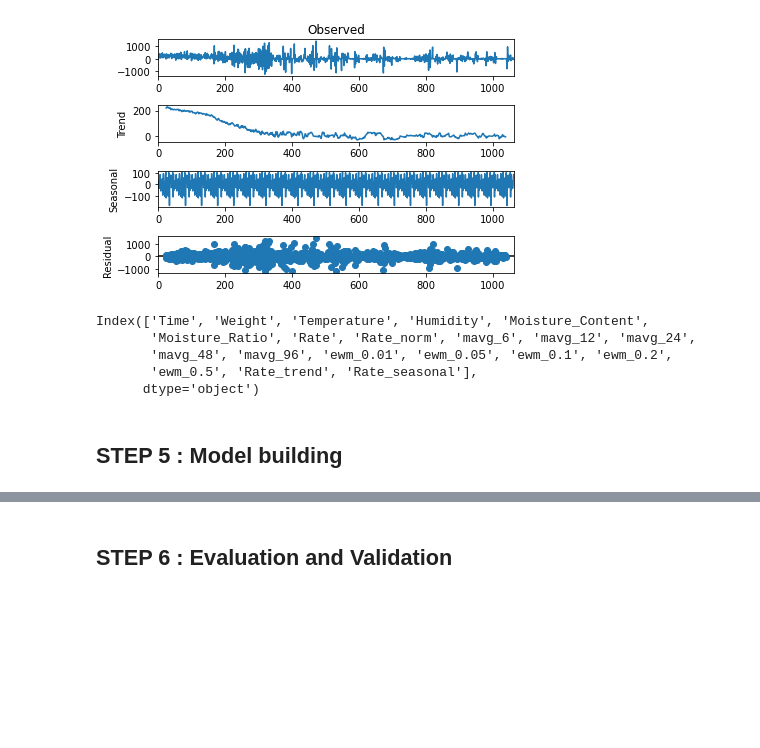
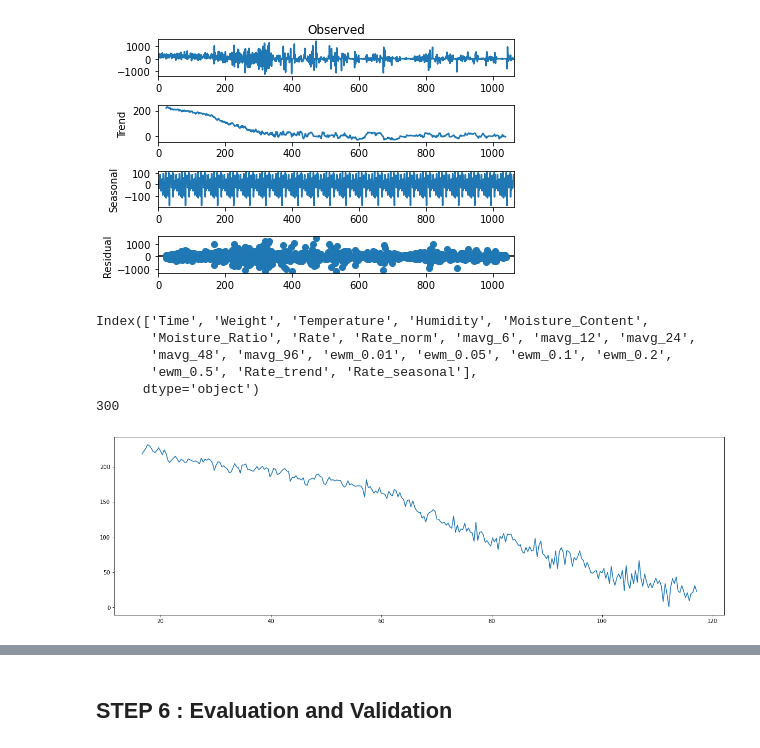
Before and after one commit to ameyak2310/DryingProcessRate_Predictor, a Jupyter notebook: TimeSeriesAnalysis.ipynb, the cells around one changed output, grey strips where cells are left out. Drawn from its saved outputs; the diff is of its cells as text; code cells hidden in the pictures; blank space fills up the shorter version.

```diff
--- a/TimeSeriesAnalysis.ipynb
+++ b/TimeSeriesAnalysis.ipynb
@@ -515,19 +515,30 @@ decomp_rate = seasonal_decompose(np.array(df_exp9['Rate']),
 # %%
 df_exp9['Rate_trend'] = seasonal_decompose(np.array(df_exp9['Rate']),
                                 model='additive',
-                                freq=48
+                                period=48
                                 ).trend
 df_exp9['Rate_seasonal'] = seasonal_decompose(np.array(df_exp9['Rate']),
                                 model='additive',
-                                freq=48
+                                period=48
                                 ).seasonal
 # %%
-df_exp9.columns
+print(df_exp9.columns)
+
+plt.figure(figsize=(20,6))
+plt.plot(df_exp9['Time'][48:348], #df_test.Time[:300],
+         df_exp9['mavg_48'][48:348], #df_test.mavg_96[:300]
+        );
+
+df_test = pd.DataFrame({'Time': np.arange(300), #df_exp9['Time'][0:300],
+                        'mavg_48': df_exp9['mavg_48'][48:348],
+                      }); #.set_index('Time');
+
+print(len(df_test.mavg_48))
 # %% [output]
 Index(['Time', 'Weight', 'Temperature', 'Humidity', 'Moisture_Content',
        'Moisture_Ratio', 'Rate', 'Rate_norm', 'mavg_6', 'mavg_12', 'mavg_24',
        'mavg_48', 'mavg_96', 'ewm_0.01', 'ewm_0.05', 'ewm_0.1', 'ewm_0.2',
        'ewm_0.5', 'Rate_trend', 'Rate_seasonal'],
       dtype='object')
+300
+[figure, added]
-# %% [markdown]
-## STEP 5 : Model building
```
Also changed, not shown: parts of 21 cells of this notebook.
